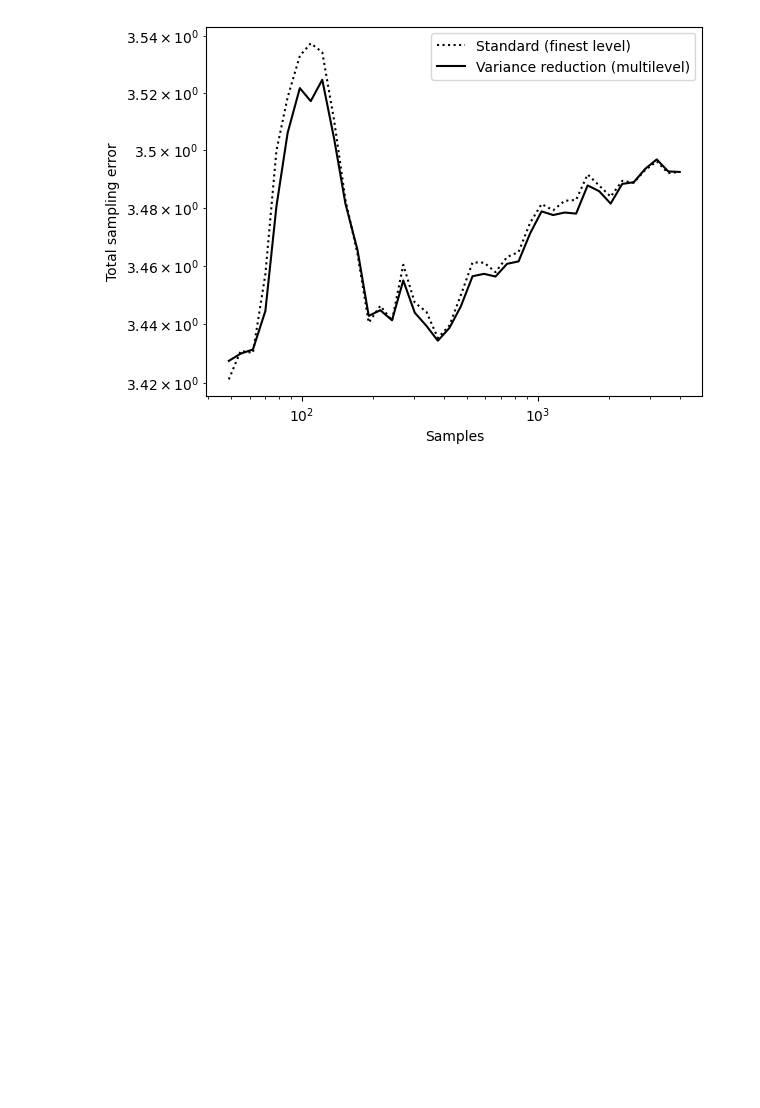
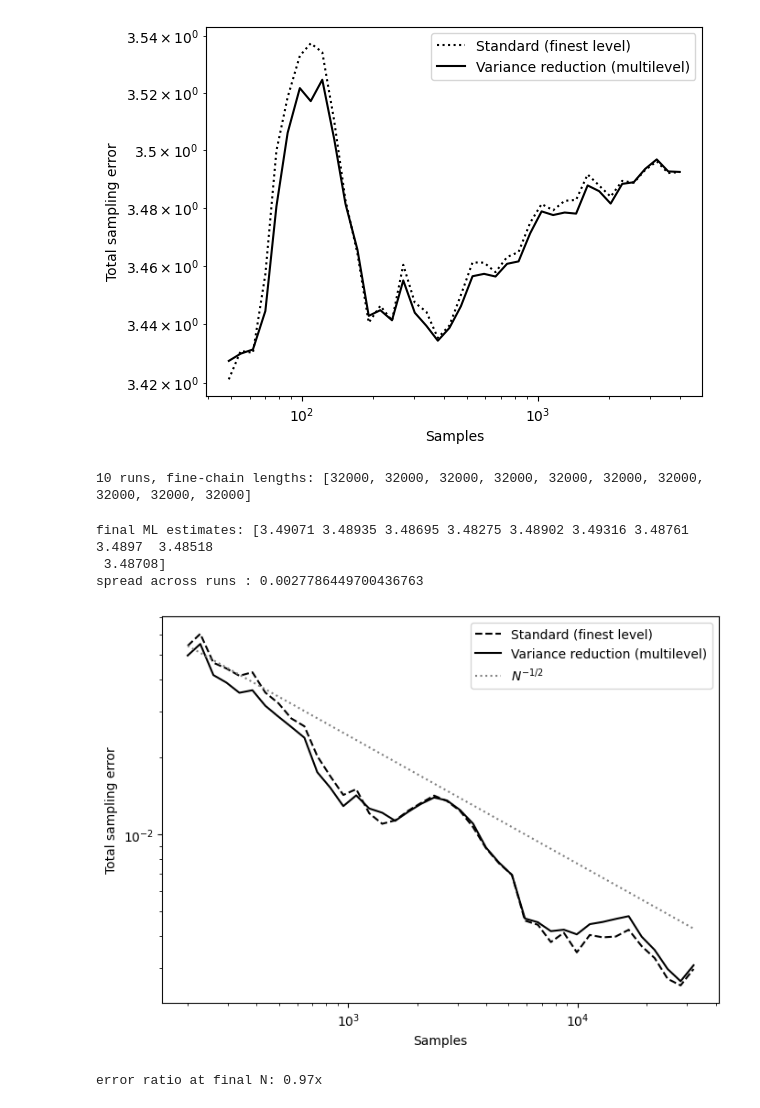
Before and after one commit to louisekluge/tinyDA, a Jupyter notebook: examples/Multilevel Delayed Acceptance including Variance Reduction.ipynb, the cells around one changed output. Drawn from its saved outputs; the diff is of its cells as text; code cells hidden in the pictures; blank space fills up the shorter version.

Commit message:
v0.1-variance-reduction

```diff
--- a/examples/Multilevel Delayed Acceptance including Variance Reduction.ipynb
+++ b/examples/Multilevel Delayed Acceptance including Variance Reduction.ipynb
@@ -284,3 +284,57 @@ plt.xlabel('Samples'); plt.ylabel('Total sampling error'); plt.legend()
 # %% [output]
 <matplotlib.legend.Legend at 0x...>
 [figure]
+# %%
+import numpy as np, matplotlib.pyplot as plt, glob
+
+files = sorted(glob.glob('../results/qoi_run*.npz'))
+runs = [np.load(f) for f in files]
+print(f"{len(runs)} runs, fine-chain lengths: {[len(r['level2_chain0']) for r in runs]}")
+assert all(np.array_equal(runs[0]['MAP'], r['MAP']) for r in runs), "runs differ in setup!"
+# %% [output]
+10 runs, fine-chain lengths: [32000, 32000, 32000, 32000, 32000, 32000, 32000, 32000, 32000, 32000]
+# %%
+def curves(d, fracs):
+    """Standard and multilevel estimates at each fraction of the run."""
+    Q0, Q1, Q2 = d['level0_chain0'], d['level1_chain0'], d['level2_chain0']
+    Y10 = Q1 - d['prom_level0_chain0']
+    Y21 = Q2 - d['prom_level1_chain0']
+    cm = lambda x: np.cumsum(x) / np.arange(1, len(x) + 1)
+    c0, c10, c21, c2 = cm(Q0), cm(Y10), cm(Y21), cm(Q2)
+    at = lambda c, f: c[max(int(f * len(c)) - 1, 0)]
+    std = np.array([at(c2, f) for f in fracs])
+    ml  = np.array([at(c0, f) + at(c10, f) + at(c21, f) for f in fracs])
+    return std, ml
+
+N = len(runs[0]['level2_chain0'])
+n_samples = np.unique(np.logspace(np.log10(200), np.log10(N), 40).astype(int))
+fracs = n_samples / N
+
+std_all = np.array([curves(d, fracs)[0] for d in runs])   # (n_runs, n_points)
+ml_all  = np.array([curves(d, fracs)[1] for d in runs])
+
+# leave-one-out reference: mean of the OTHER runs' final multilevel estimates
+finals = ml_all[:, -1]
+ref = np.array([(finals.sum() - finals[i]) / (len(finals) - 1) for i in range(len(runs))])
+print("final ML estimates:", np.round(finals, 5))
+print("spread across runs :", finals.std())
+
+rmse_std = np.sqrt(((std_all - ref[:, None]) ** 2).mean(axis=0))
+rmse_ml  = np.sqrt(((ml_all  - ref[:, None]) ** 2).mean(axis=0))
+
+plt.figure(figsize=(7, 5))
+plt.loglog(n_samples, rmse_std, 'k--', label='Standard (finest level)')
+plt.loglog(n_samples, rmse_ml,  'k-',  label='Variance reduction (multilevel)')
+plt.loglog(n_samples, rmse_std[0] * np.sqrt(n_samples[0] / n_samples),
+           ':', color='grey', label=r'$N^{-1/2}$')
+plt.xlabel('Samples'); plt.ylabel('Total sampling error')
+plt.legend(); plt.tight_layout(); plt.savefig('fig9_replication.png', dpi=150)
+plt.show()
+
+print(f"error ratio at final N: {rmse_std[-1] / rmse_ml[-1]:.2f}x")
+# %% [output]
+final ML estimates: [3.49071 3.48935 3.48695 3.48275 3.48902 3.49316 3.48761 3.4897  3.48518
+ 3.48708]
+spread across runs : 0.0027786449700436763
+[figure, added]
+error ratio at final N: 0.97x
```
Also changed, not shown: 5 other files.
